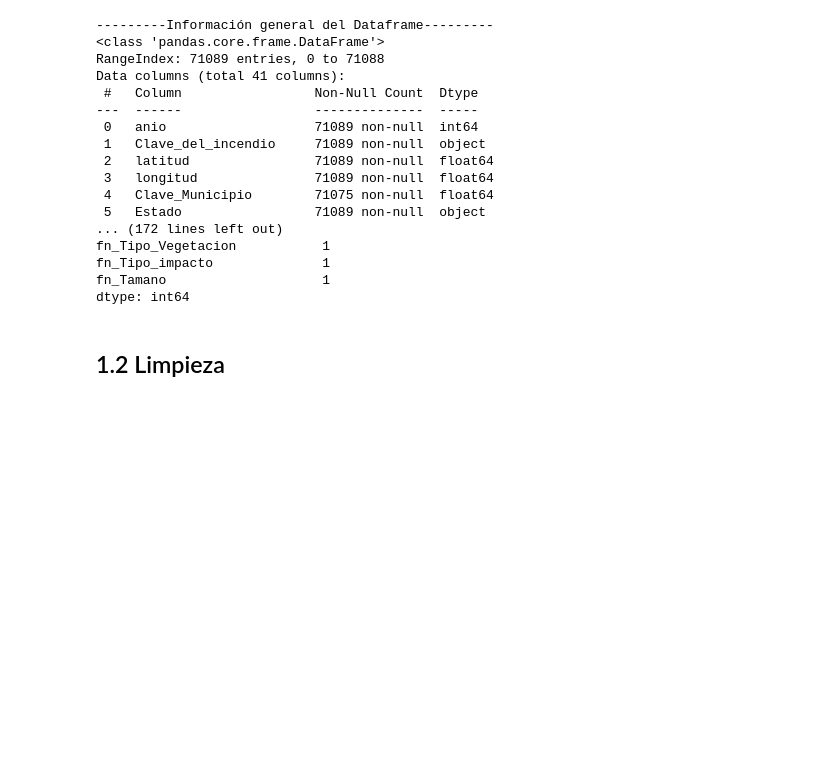
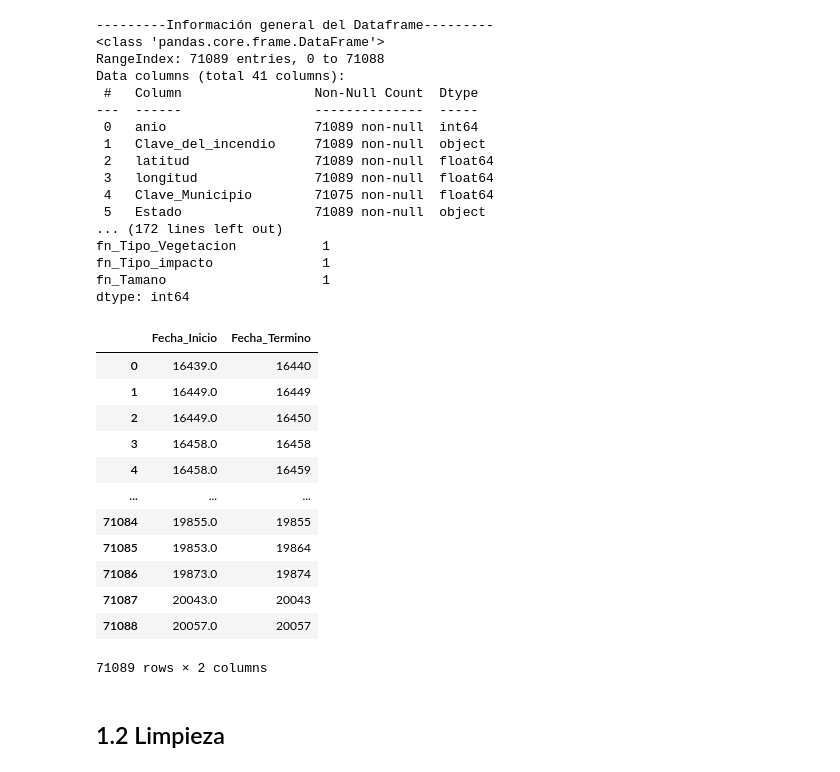
Before and after one commit to AndrsGzRo/incendios-forestales-mx, a Jupyter notebook: Incendios_Forestales_EDA.ipynb, the cells around one changed output. Drawn from its saved outputs; the diff is of its cells as text; code cells hidden in the pictures; blank space fills up the shorter version.

Commit message:
correción de fechas

```diff
--- a/Incendios_Forestales_EDA.ipynb
+++ b/Incendios_Forestales_EDA.ipynb
@@ -53,6 +53,22 @@ fn_Tipo_Vegetacion           1
 fn_Tipo_impacto              1
 fn_Tamano                    1
 dtype: int64
+# %%
+df[['Fecha_Inicio','Fecha_Termino']]
+# %% [output]
+|  | Fecha_Inicio | Fecha_Termino |
+| 0 | 16439.0 | 16440 |
+| 1 | 16449.0 | 16449 |
+| 2 | 16449.0 | 16450 |
+| 3 | 16458.0 | 16458 |
+| 4 | 16458.0 | 16459 |
+| ... | ... | ... |
+| 71084 | 19855.0 | 19855 |
+| 71085 | 19853.0 | 19864 |
+| 71086 | 19873.0 | 19874 |
+| 71087 | 20043.0 | 20043 |
+| 71088 | 20057.0 | 20057 |
+71089 rows × 2 columns
 # %% [markdown]
 ## 1.2 Limpieza
 # %% [markdown]
```
Also changed, not shown: parts of 6 cells of this notebook.
